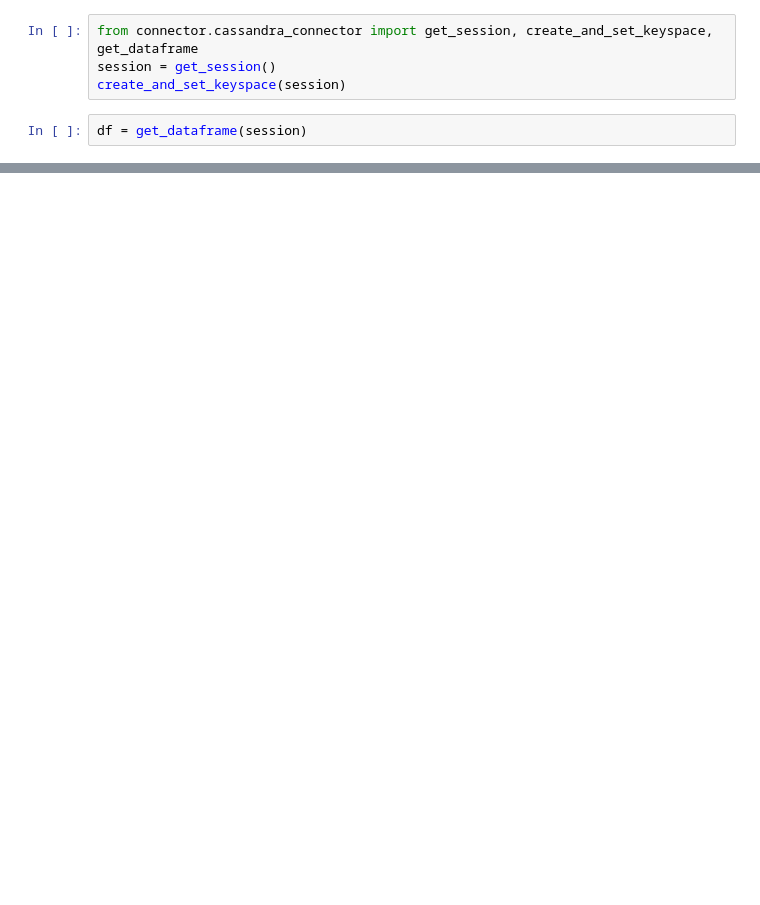
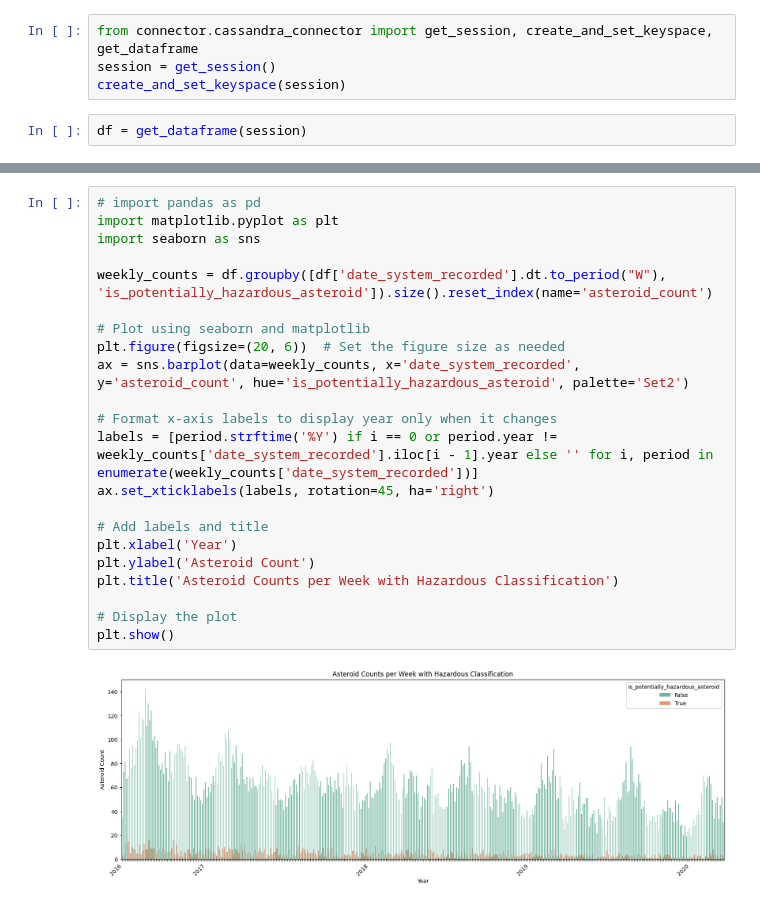
Before and after one commit to sammiezx/NASA_ASTEROIDS_VAULT, a Jupyter notebook: analytics/analyze_alpha.ipynb, the cells around one changed output, grey strips where cells are left out. Drawn from its saved outputs; the diff is of its cells as text; blank space fills up the shorter version.

```diff
--- a/analytics/analyze_alpha.ipynb
+++ b/analytics/analyze_alpha.ipynb
@@ -22,3 +25,27 @@ df.groupby(df['date_system_recorded'].dt.to_period("W")).size().reset_index(name
+# %%
+# import pandas as pd
+import matplotlib.pyplot as plt
+import seaborn as sns
+
+weekly_counts = df.groupby([df['date_system_recorded'].dt.to_period("W"), 'is_potentially_hazardous_asteroid']).size().reset_index(name='asteroid_count')
+
+# Plot using seaborn and matplotlib
+plt.figure(figsize=(20, 6))  # Set the figure size as needed
+ax = sns.barplot(data=weekly_counts, x='date_system_recorded', y='asteroid_count', hue='is_potentially_hazardous_asteroid', palette='Set2')
+
+# Format x-axis labels to display year only when it changes
+labels = [period.strftime('%Y') if i == 0 or period.year != weekly_counts['date_system_recorded'].iloc[i - 1].year else '' for i, period in enumerate(weekly_counts['date_system_recorded'])]
+ax.set_xticklabels(labels, rotation=45, ha='right')
+
+# Add labels and title
+plt.xlabel('Year')
+plt.ylabel('Asteroid Count')
+plt.title('Asteroid Counts per Week with Hazardous Classification')
+
+# Display the plot
+plt.show()
+# %% [output]
+[figure, added]
 # %%
 df
 # %% [output]
```
Also changed, not shown: parts of 3 cells of this notebook, 3 other files.
